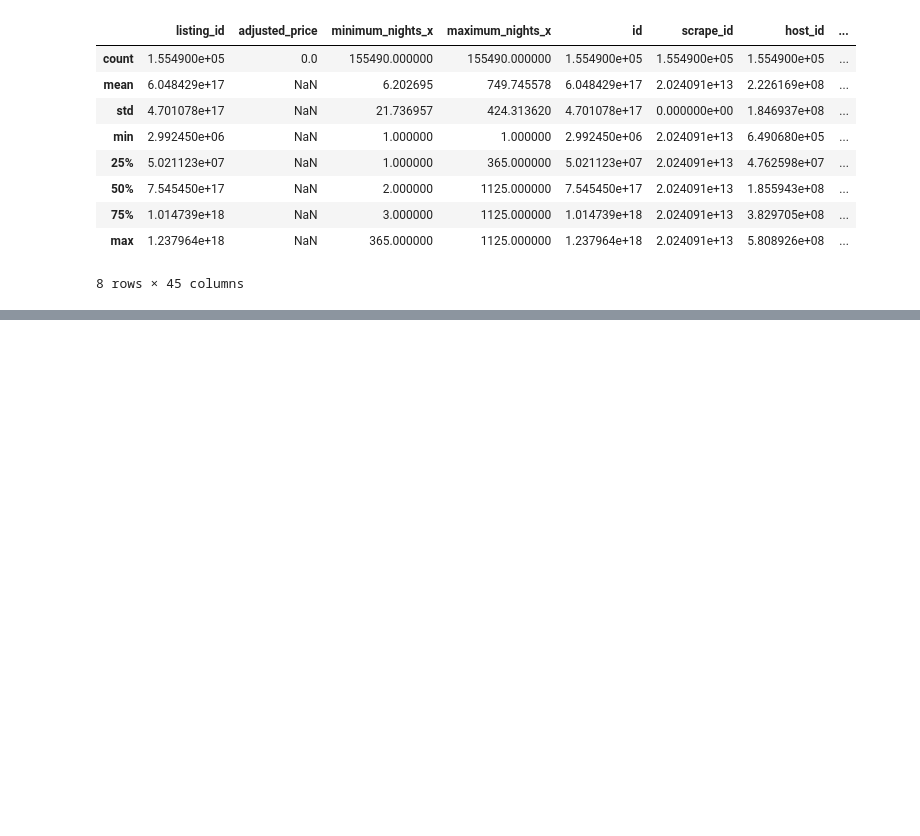
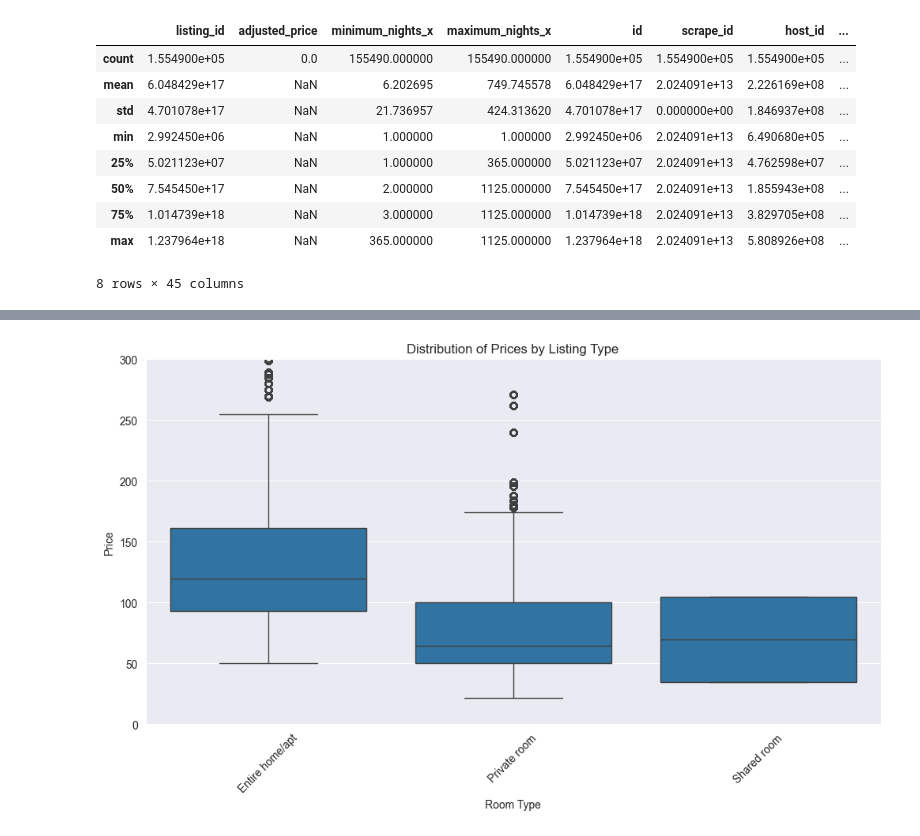
Before and after one commit to mertgenc0/mydsprojects, a Jupyter notebook: AirbnbNewyork/airbnb.ipynb, the cells around one changed output, grey strips where cells are left out. Drawn from its saved outputs; the diff is of its cells as text; code cells hidden in the pictures; blank space fills up the shorter version.

```diff
--- a/AirbnbNewyork/airbnb.ipynb
+++ b/AirbnbNewyork/airbnb.ipynb
@@ -87,0 +109,13 @@ mergedata.describe()
+# %%
+mergedata['price_x'] = mergedata['price_x'].replace('[\$,]', '', regex=True).astype(float)
+
+plt.figure(figsize=(12, 6))
+sns.boxplot(data=mergedata, x='room_type', y='price_x')
+plt.ylim(0,300)
+plt.title('Distribution of Prices by Listing Type')
+plt.xlabel('Room Type')
+plt.ylabel('Price')
+plt.xticks(rotation=45)
+plt.show()
+# %% [output]
+[figure, added]
```
Also changed, not shown: parts of 8 cells of this notebook.
